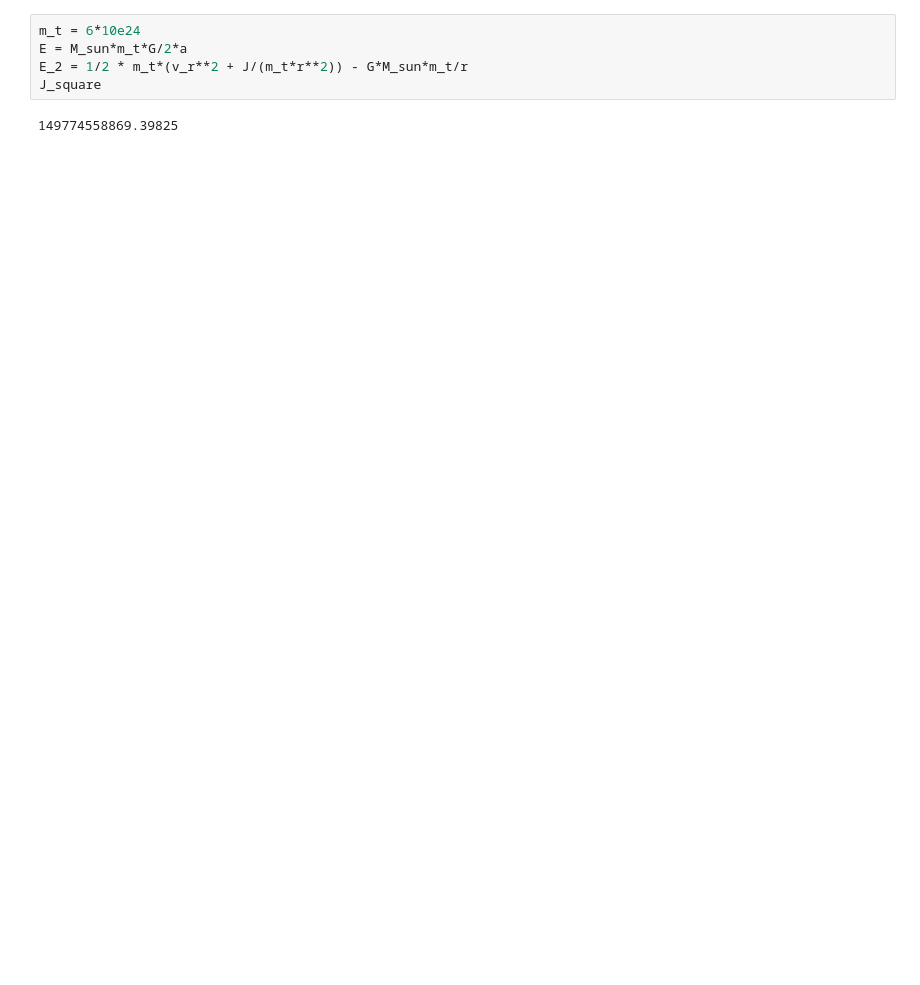
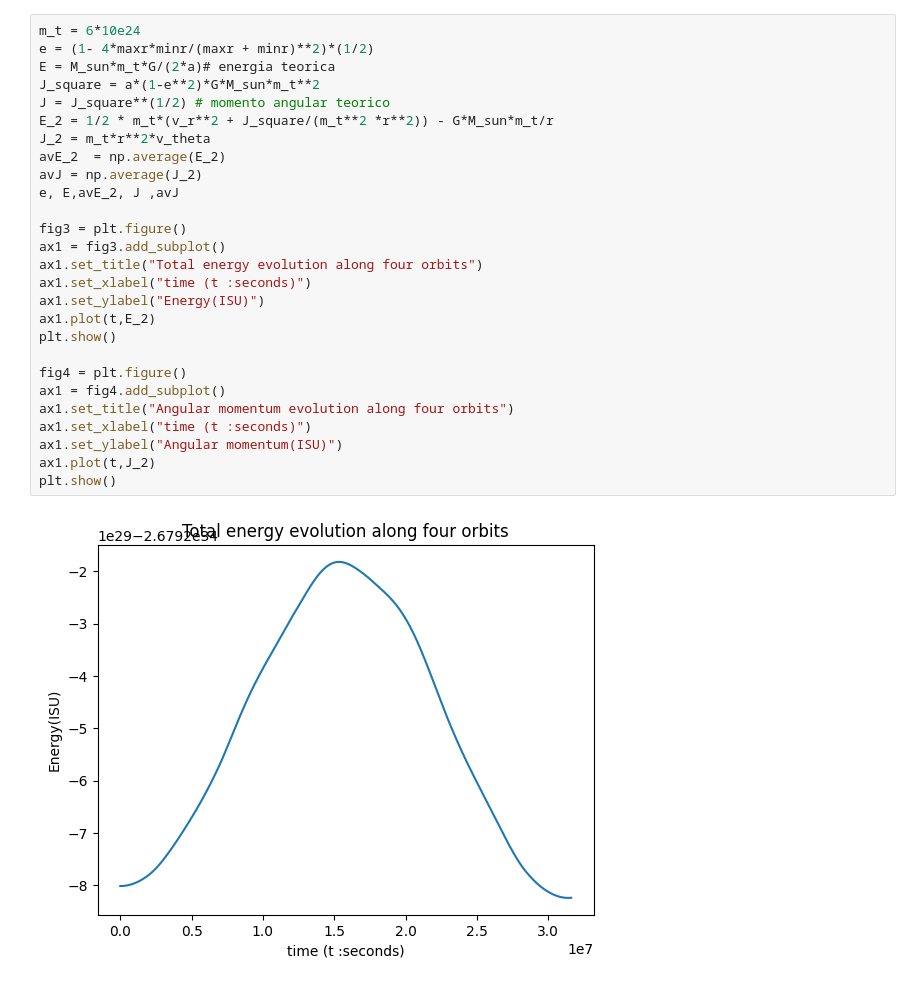
Before and after one commit to juanpabloidarraga/Computational-Astrophysics-Repository, a Jupyter notebook: Astrophysics and cosmology/orbita_tierra_2.ipynb, the cells around one changed output. Saved outputs shown, nothing was run; the diff lists cells and outputs as text; blank space fills up the shorter version.

Commit message:
orbita tierra cambios

```diff
--- a/Astrophysics and cosmology/orbita_tierra_2.ipynb
+++ b/Astrophysics and cosmology/orbita_tierra_2.ipynb
@@ -117,7 +126,29 @@ p
-# %%
-m_t = 6*10e24
-E = M_sun*m_t*G/2*a
-E_2 = 1/2 * m_t*(v_r**2 + J/(m_t*r**2)) - G*M_sun*m_t/r
-J_square
-# %% [output]
-149774558869.39825
+# %%
+m_t = 6*10e24
+e = (1- 4*maxr*minr/(maxr + minr)**2)*(1/2)
+E = M_sun*m_t*G/(2*a)# energia teorica
+J_square = a*(1-e**2)*G*M_sun*m_t**2
+J = J_square**(1/2) # momento angular teorico
+E_2 = 1/2 * m_t*(v_r**2 + J_square/(m_t**2 *r**2)) - G*M_sun*m_t/r
+J_2 = m_t*r**2*v_theta
+avE_2  = np.average(E_2)
+avJ = np.average(J_2)
+e, E,avE_2, J ,avJ
+
+fig3 = plt.figure()
+ax1 = fig3.add_subplot()
+ax1.set_title("Total energy evolution along four orbits")
+ax1.set_xlabel("time (t :seconds)")
+ax1.set_ylabel("Energy(ISU)")
+ax1.plot(t,E_2)
+plt.show()
+
+fig4 = plt.figure()
+ax1 = fig4.add_subplot()
+ax1.set_title("Angular momentum evolution along four orbits")
+ax1.set_xlabel("time (t :seconds)")
+ax1.set_ylabel("Angular momentum(ISU)")
+ax1.plot(t,J_2)
+plt.show()
+# %% [output]
+[figure, added]
```
Also changed, not shown: parts of 9 cells of this notebook.
